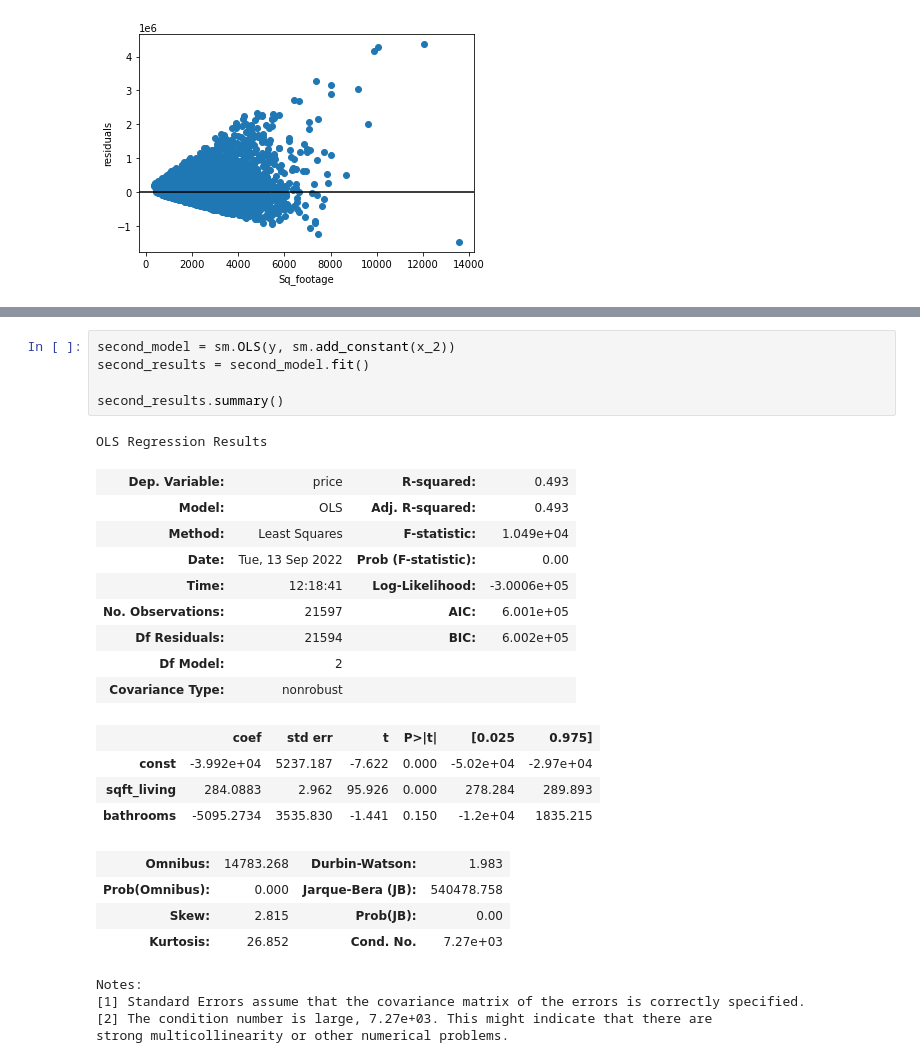
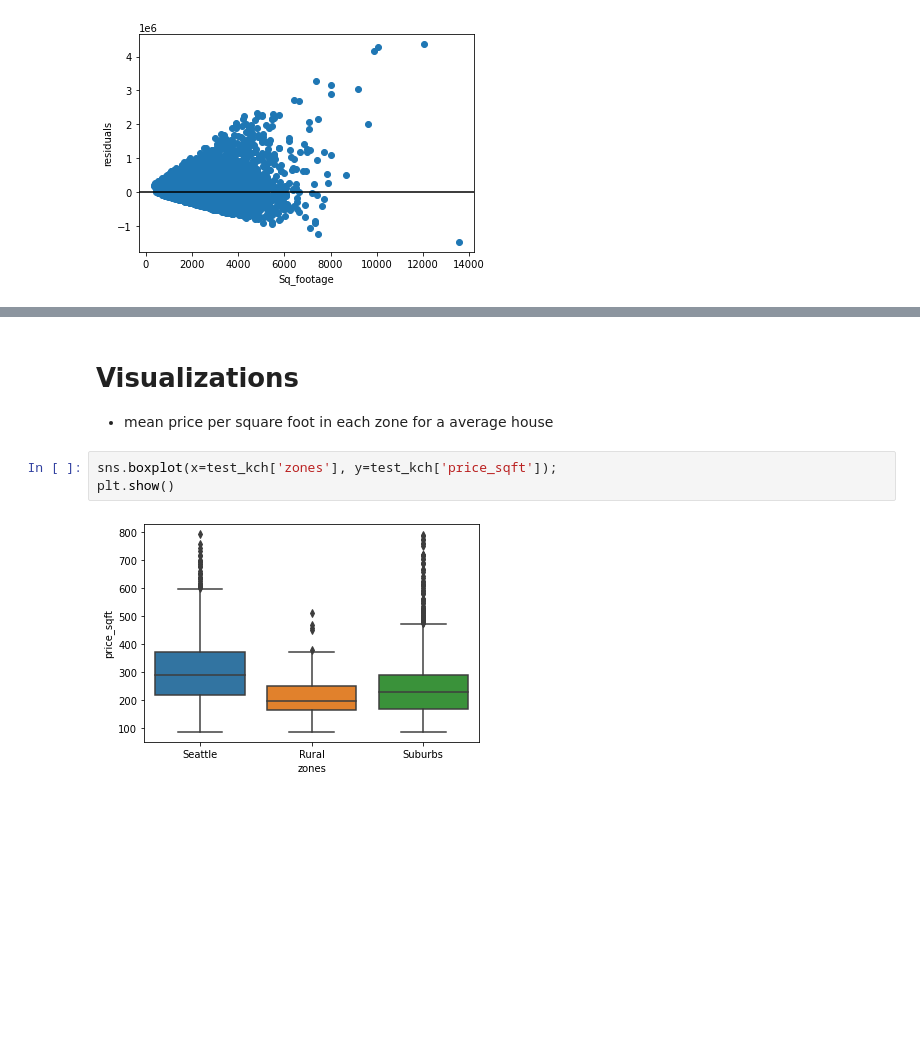
Before and after one commit to btbruno20/Analyzing-King-County-Housing, a Jupyter notebook: king_main.ipynb, the cells around one changed output, grey strips where cells are left out. Cells and saved outputs as stored; diff of their text form; blank space fills up the shorter version.

```diff
--- a/king_main.ipynb
+++ b/king_main.ipynb
@@ -367,28 +389,9 @@ x_2
-# %%
-second_model = sm.OLS(y, sm.add_constant(x_2))
-second_results = second_model.fit()
-
-second_results.summary()
-# %% [output]
-OLS Regression Results
-| Dep. Variable: | price | R-squared: | 0.493 |
-| Model: | OLS | Adj. R-squared: | 0.493 |
-| Method: | Least Squares | F-statistic: | 1.049e+04 |
-| Date: | Tue, 13 Sep 2022 | Prob (F-statistic): | 0.00 |
-| Time: | 12:18:41 | Log-Likelihood: | -3.0006e+05 |
-| No. Observations: | 21597 | AIC: | 6.001e+05 |
-| Df Residuals: | 21594 | BIC: | 6.002e+05 |
-| Df Model: | 2 |  |  |
-| Covariance Type: | nonrobust |  |  |
-|  | coef | std err | t | P>|t| | [0.025 | 0.975] |
-| const | -3.992e+04 | 5237.187 | -7.622 | 0.000 | -5.02e+04 | -2.97e+04 |
-| sqft_living | 284.0883 | 2.962 | 95.926 | 0.000 | 278.284 | 289.893 |
-| bathrooms | -5095.2734 | 3535.830 | -1.441 | 0.150 | -1.2e+04 | 1835.215 |
-| Omnibus: | 14783.268 | Durbin-Watson: | 1.983 |
-| Prob(Omnibus): | 0.000 | Jarque-Bera (JB): | 540478.758 |
-| Skew: | 2.815 | Prob(JB): | 0.00 |
-| Kurtosis: | 26.852 | Cond. No. | 7.27e+03 |
-Notes:
-[1] Standard Errors assume that the covariance matrix of the errors is correctly specified.
-[2] The condition number is large, 7.27e+03. This might indicate that there are
-strong multicollinearity or other numerical problems.
+# %% [markdown]
+# Visualizations
+
+- mean price per square foot in each zone for a average house
+# %%
+sns.boxplot(x=test_kch['zones'], y=test_kch['price_sqft']);
+plt.show()
+# %% [output]
+[figure, added]
```
Also changed, not shown: parts of 8 cells of this notebook.
